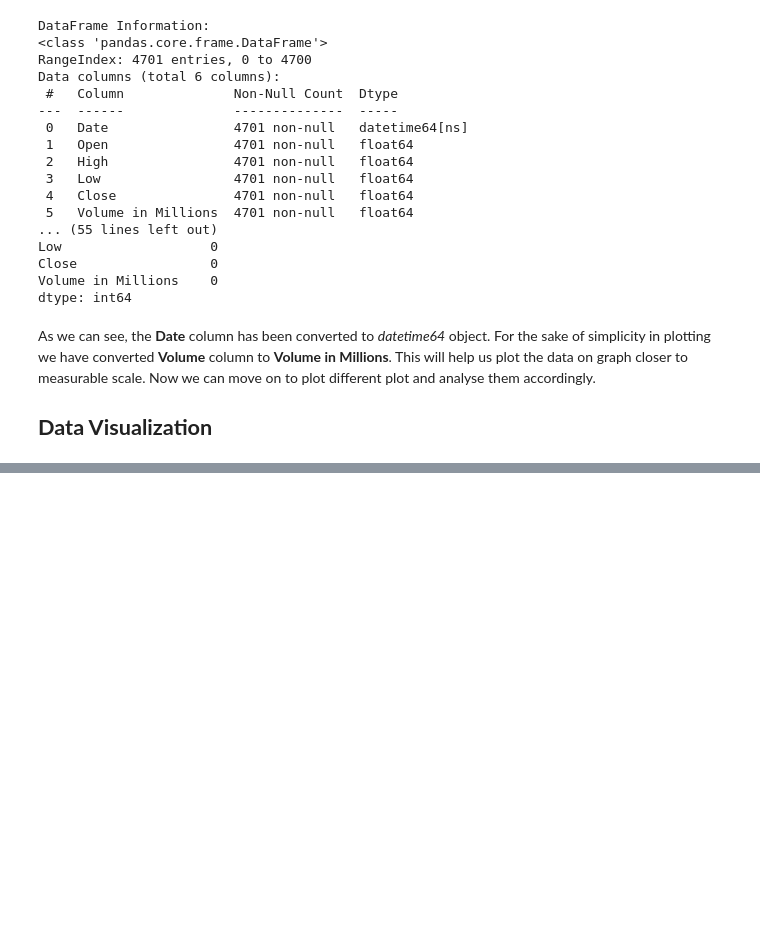
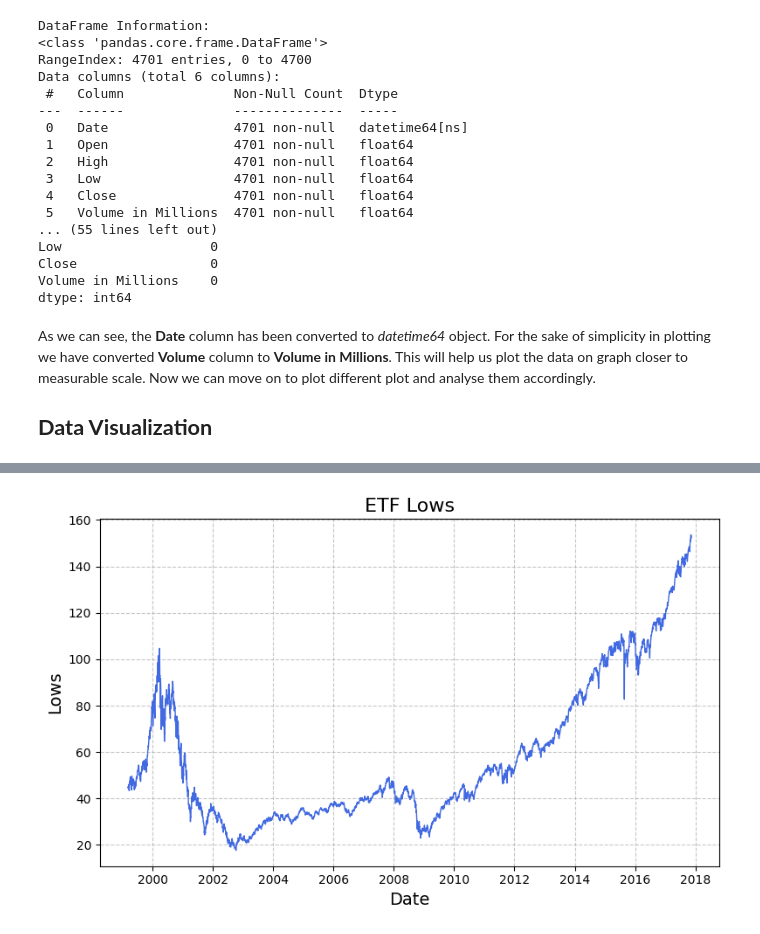
Before and after one commit to Ayush-Singh-31/Stocks-ETFs, a Jupyter notebook: ETFs.ipynb, the cells around one changed output, grey strips where cells are left out. Saved outputs shown, nothing was run; the diff lists cells and outputs as text; code cells hidden in the pictures; blank space fills up the shorter version.

```diff
--- a/ETFs.ipynb
+++ b/ETFs.ipynb
@@ -225,0 +236,4 @@ As we can see, the **Date** column has been converted to *datetime64* object. Fo
+# %%
+etf.plot_lows()
+# %% [output]
+[figure, added]
```
Also changed, not shown: parts of 5 cells of this notebook.
